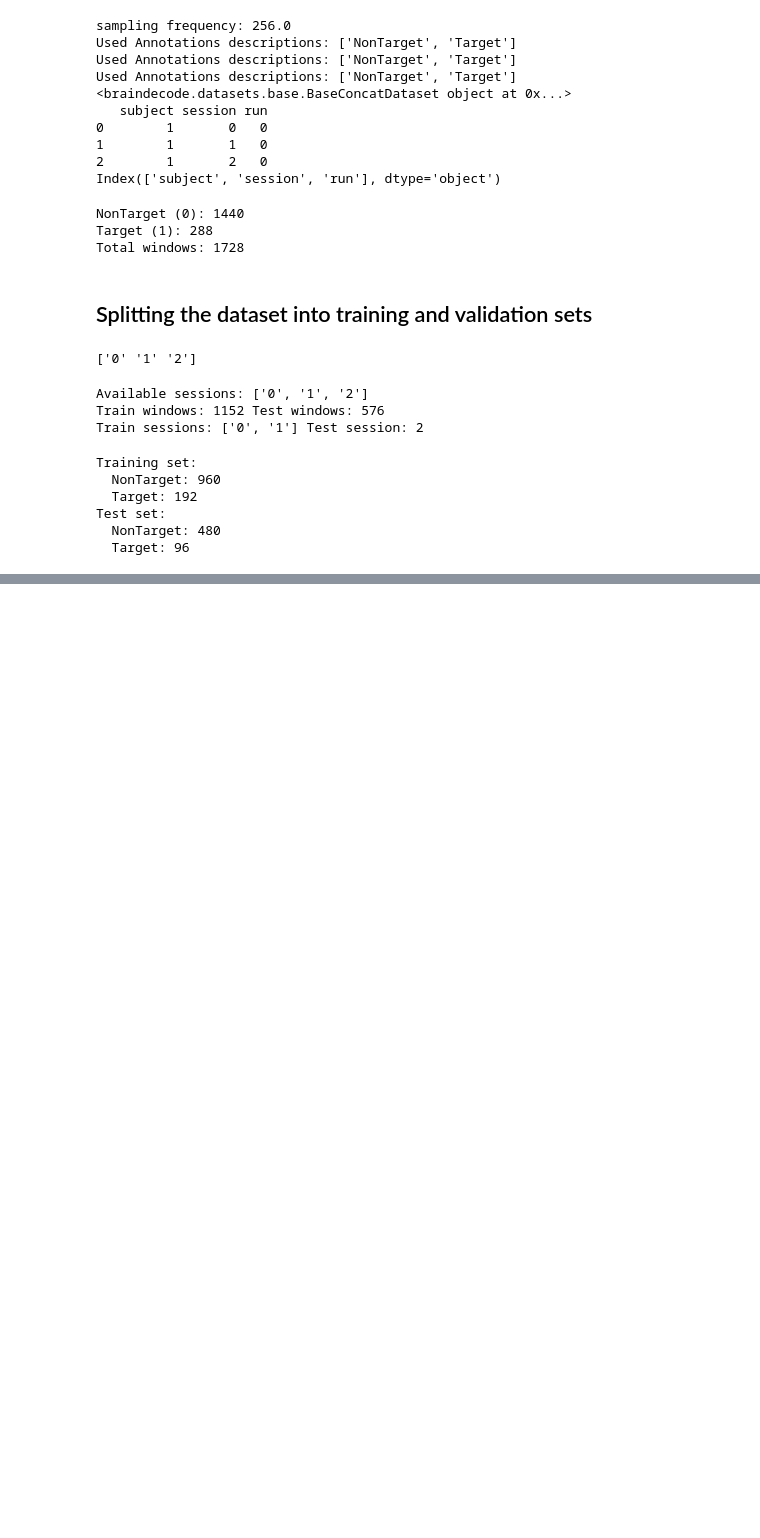
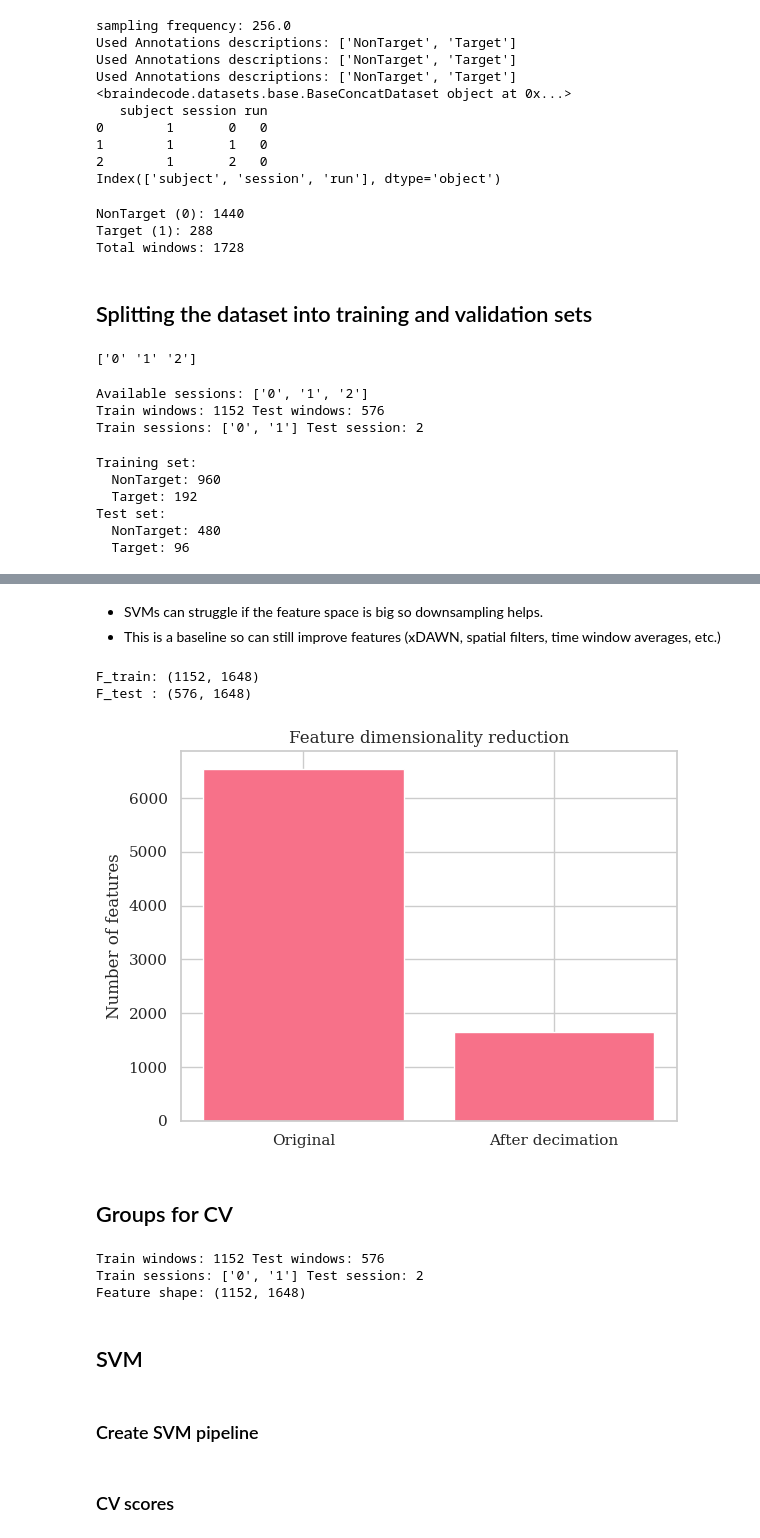
Before and after one commit to stratisvaldo/p300-personalisation-hyperscanning, a Jupyter notebook: Notebook/P300_pipeline_ML.ipynb, the cells around one changed output, grey strips where cells are left out. Cells and saved outputs as stored; diff of their text form; code cells hidden in the pictures; blank space fills up the shorter version.

```diff
--- a/Notebook/P300_pipeline_ML.ipynb
+++ b/Notebook/P300_pipeline_ML.ipynb
@@ -228,0 +214,18 @@ train_bacc_cb = EpochScoring(scoring="balanced_accuracy", on_train=True, name="t
+# %%
+import numpy as np
+
+def bd_to_numpy(ds):
+    """
+    Convert a braindecode windowed dataset into (X, y).
+    X: (n_trials, n_channels, n_times)
+    y: (n_trials,)
+    """
+    X = np.stack([ds[i][0] for i in range(len(ds))]).astype(np.float32)
+    y = np.array([ds[i][1] for i in range(len(ds))], dtype=np.int64)
+    return X, y
+
+X_train, y_train = bd_to_numpy(train_set)
+X_test, y_test = bd_to_numpy(test_set)
+
+print("X_train:", X_train.shape, "y_train:", y_train.shape)
+print("X_test :", X_test.shape, "y_test :", y_test.shape)
@@ -228,0 +244,54 @@ train_bacc_cb = EpochScoring(scoring="balanced_accuracy", on_train=True, name="t
+# %% [markdown]
+- SVMs can struggle if the feature space is big so downsampling helps.
+- This is a baseline so can still improve features (xDAWN, spatial filters, time window averages, etc.)
+# %%
+def make_svm_features(X, decim=4):
+    X_ds = X[:, :, ::decim]              # (n_trials, n_channels, n_times/decim)
+    F = X_ds.reshape(X_ds.shape[0], -1)  # flatten to (n_trials, n_features)
+    return F
+
+decim = 4
+F_train = make_svm_features(X_train, decim=decim)
+F_test = make_svm_features(X_test, decim=decim)
+
+print("F_train:", F_train.shape)
+print("F_test :", F_test.shape)
+# %% [output]
+F_train: (1152, 1648)
+F_test : (576, 1648)
+# %%
+original_dim = X_train.shape[1] * X_train.shape[2]
+reduced_dim = F_train.shape[1]
+
+plt.figure()
+plt.bar(["Original", "After decimation"], [original_dim, reduced_dim])
+plt.ylabel("Number of features")
+plt.title("Feature dimensionality reduction")
+plt.show()
+# %% [output]
+[figure, added]
+# %% [markdown]
+## Groups for CV
+# %%
+from sklearn.model_selection import GroupKFold, cross_val_score
+
+train_meta = train_set.get_metadata()
+groups = train_meta["session"].to_numpy()
+n_sessions = len(np.unique(groups))
+
+if n_sessions < 2:
+    raise RuntimeError("Need at least 2 sessions in training for session-based CV.")
+
+cv = GroupKFold(n_splits=n_sessions)
+
+print("Train windows:", len(train_set), "Test windows:", len(test_set))
+print("Train sessions:", train_keys, "Test session:", test_key)
+print("Feature shape:", F_train.shape)
+# %% [output]
+Train windows: 1152 Test windows: 576
+Train sessions: ['0', '1'] Test session: 2
+Feature shape: (1152, 1648)
+# %% [markdown]
+## SVM
+# %% [markdown]
+### Create SVM pipeline
@@ -228,0 +312,2 @@ train_bacc_cb = EpochScoring(scoring="balanced_accuracy", on_train=True, name="t
+# %% [markdown]
+### CV scores
```
Also changed, not shown: parts of 41 cells of this notebook.
